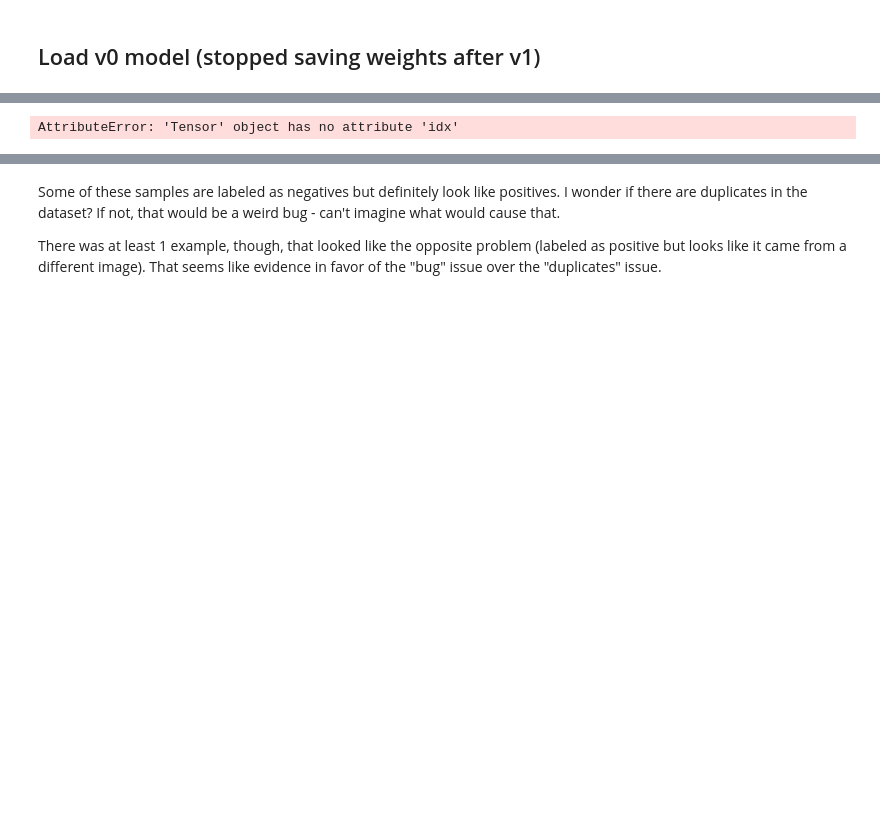
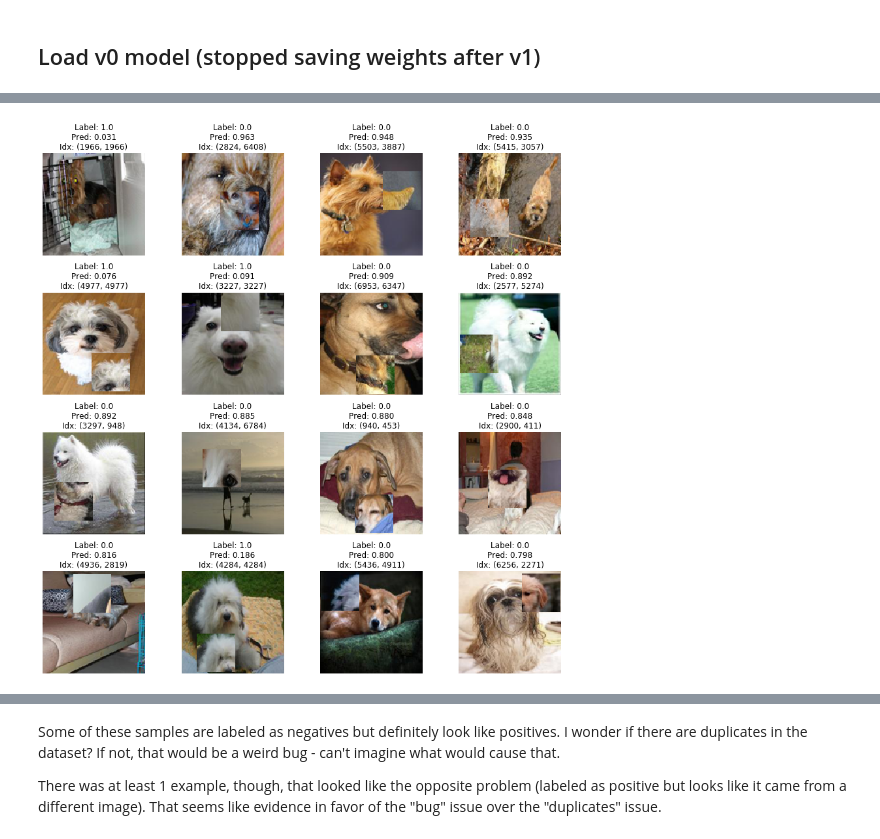
Before and after one commit to hdmamin/self-supervised-vision-exp, a Jupyter notebook: notebooks/nb08-debug-patchwork-ds-idx.ipynb, the cells around one changed output, grey strips where cells are left out. Drawn from its saved outputs; the diff is of its cells as text; code cells hidden in the pictures; blank space fills up the shorter version.

```diff
--- a/notebooks/nb08-debug-patchwork-ds-idx.ipynb
+++ b/notebooks/nb08-debug-patchwork-ds-idx.ipynb
@@ -57,5 +55,5 @@ t.load('trainer.pkl')
 # %%
 xb, yb = next(iter(dlt))
-dft = top_mistakes(t, xb, yb)
+dft = top_mistakes(t, xb, yb, n=16)
 # %% [output]
-AttributeError: 'Tensor' object has no attribute 'idx'
+[figure, added]
```
Also changed, not shown: parts of 6 cells of this notebook, 3 other files.
